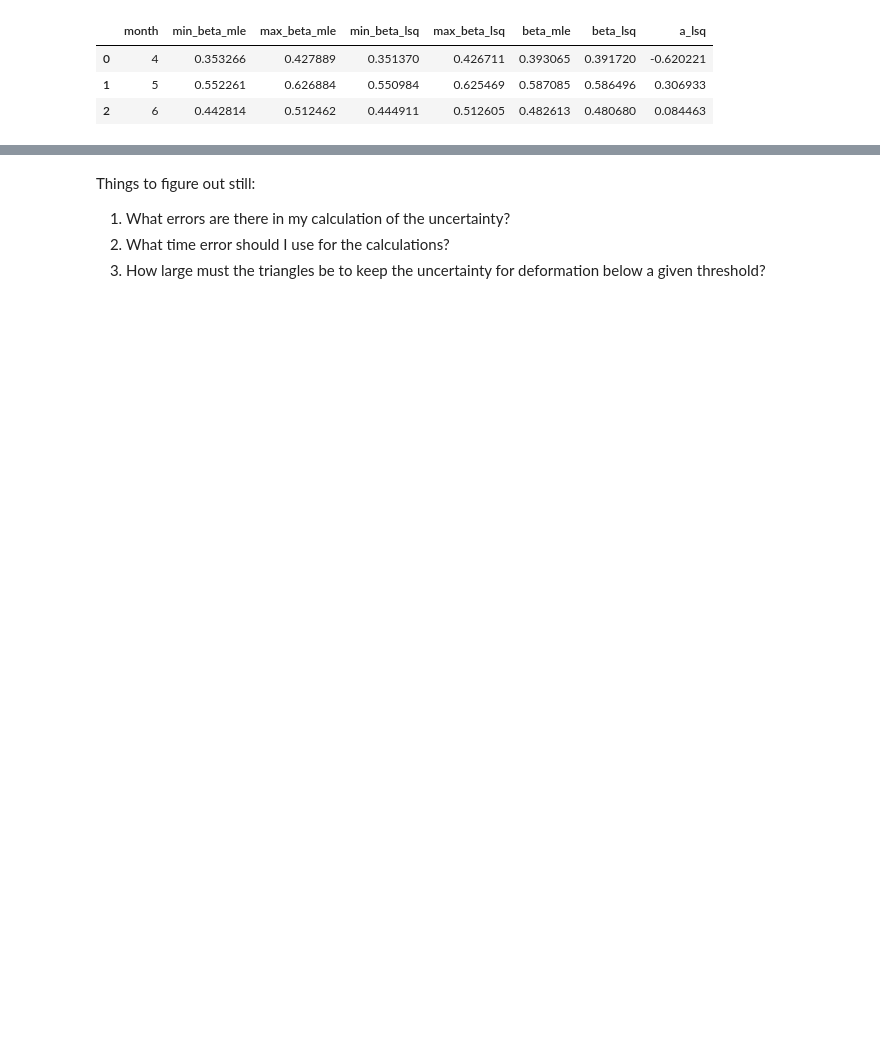
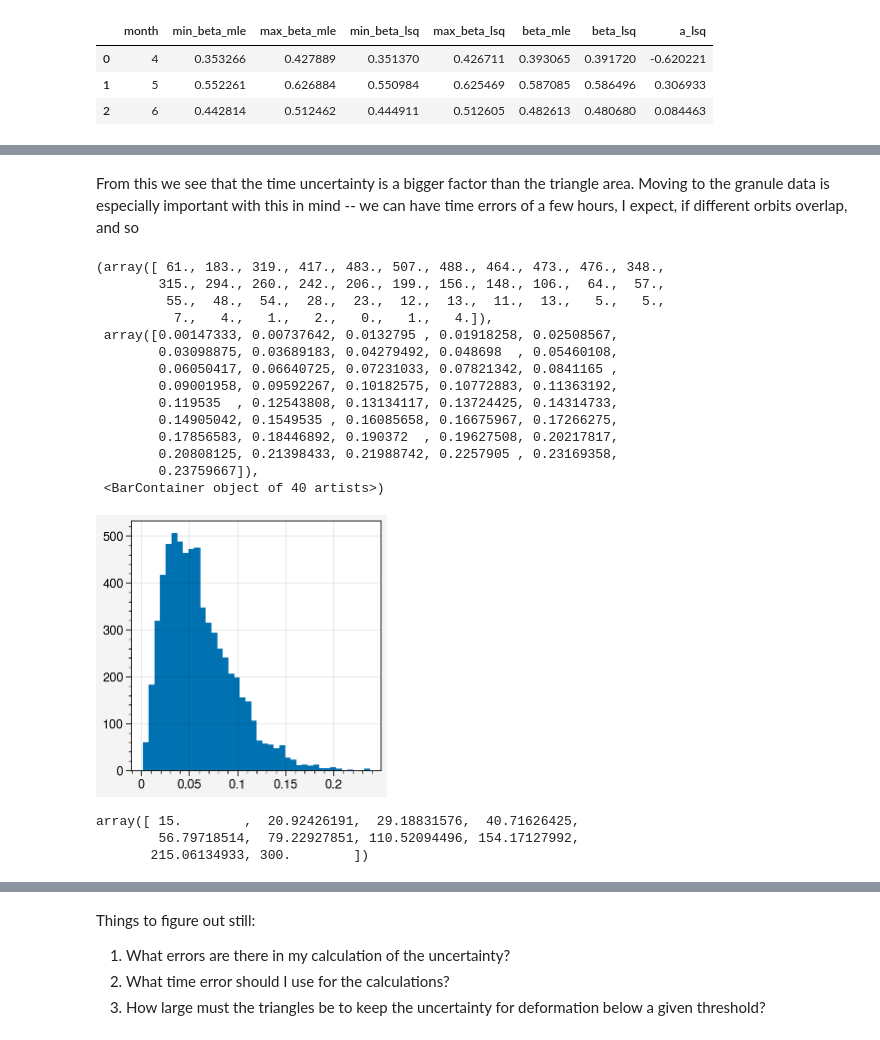
Before and after one commit to danielmwatkins/miz_scales_of_motion, a Jupyter notebook: notebooks/deformation_analysis.ipynb, the cells around one changed output, grey strips where cells are left out. Saved outputs shown, nothing was run; the diff lists cells and outputs as text; code cells hidden in the pictures; blank space fills up the shorter version.

```diff
--- a/notebooks/deformation_analysis.ipynb
+++ b/notebooks/deformation_analysis.ipynb
@@ -643,0 +723,24 @@ To fit the paper better, I need to relate the deformation to the floe-scale ice
+# %% [markdown]
+From this we see that the time uncertainty is a bigger factor than the triangle area. Moving to the granule data is especially important with this in mind -- we can have time errors of a few hours, I expect, if different orbits overlap, and so
+# %%
+df = pd.read_csv('../data/deformation/sampled_results.csv')
+fig, ax = pplt.subplots()
+ax.hist(
+    np.sqrt(
+        df.loc[df.no_overlap_sample, ['u1', 'u2', 'u3']]**2).mean(axis=1), bins=40)
+# %% [output]
+(array([ 61., 183., 319., 417., 483., 507., 488., 464., 473., 476., 348.,
+        315., 294., 260., 242., 206., 199., 156., 148., 106.,  64.,  57.,
+         55.,  48.,  54.,  28.,  23.,  12.,  13.,  11.,  13.,   5.,   5.,
+          7.,   4.,   1.,   2.,   0.,   1.,   4.]),
+ array([0.00147333, 0.00737642, 0.0132795 , 0.01918258, 0.02508567,
+        0.03098875, 0.03689183, 0.04279492, 0.048698  , 0.05460108,
+        0.06050417, 0.06640725, 0.07231033, 0.07821342, 0.0841165 ,
+        0.09001958, 0.09592267, 0.10182575, 0.10772883, 0.11363192,
+        0.119535  , 0.12543808, 0.13134117, 0.13724425, 0.14314733,
+        0.14905042, 0.1549535 , 0.16085658, 0.16675967, 0.17266275,
+        0.17856583, 0.18446892, 0.190372  , 0.19627508, 0.20217817,
+        0.20808125, 0.21398433, 0.21988742, 0.2257905 , 0.23169358,
+        0.23759667]),
+ <BarContainer object of 40 artists>)
+[figure, added]
@@ -643,0 +749,8 @@ To fit the paper better, I need to relate the deformation to the floe-scale ice
+# %%
+# all_results.loc[all_results['Umean'] > 0.05].shape
+logbins = np.logspace(np.log(15), np.log(300), base=np.e, num=10)
+logbins
+# %% [output]
+array([ 15.        ,  20.92426191,  29.18831576,  40.71626425,
+        56.79718514,  79.22927851, 110.52094496, 154.17127992,
+       215.06134933, 300.        ])
```
Also changed, not shown: parts of 28 cells of this notebook, 6 other files.
